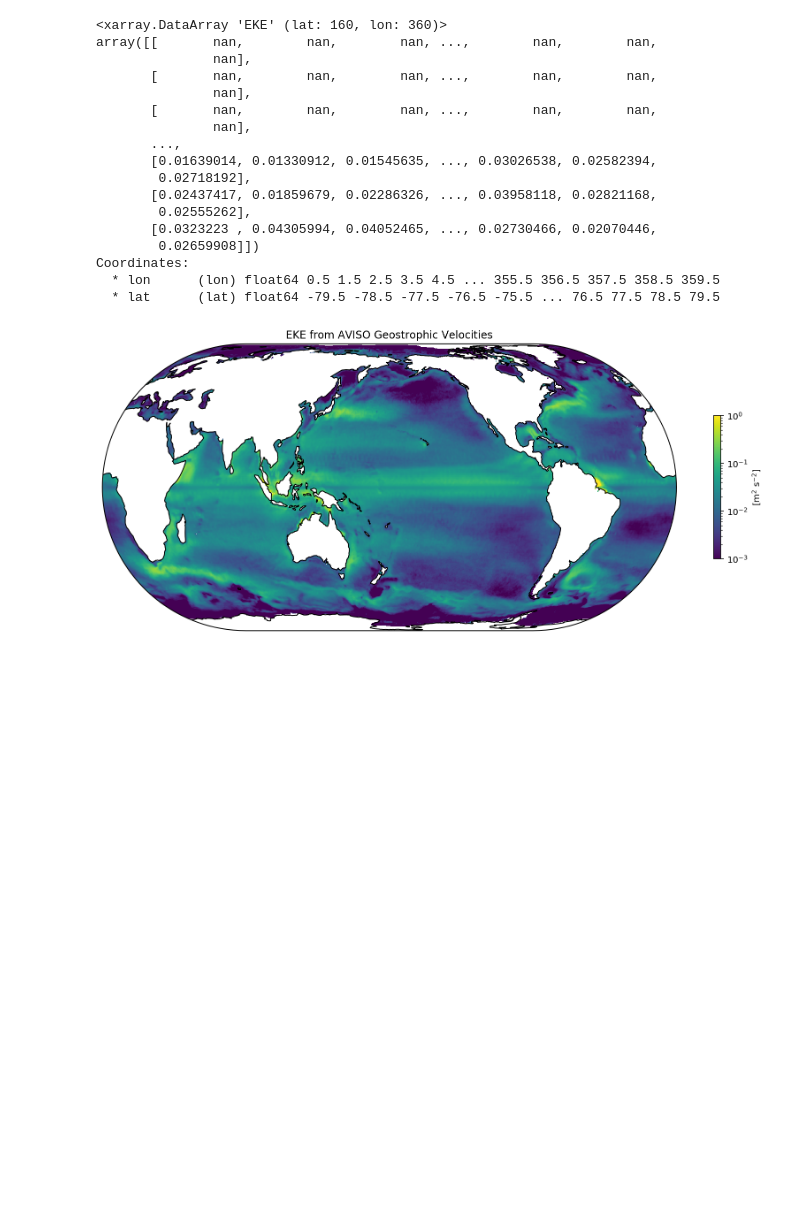
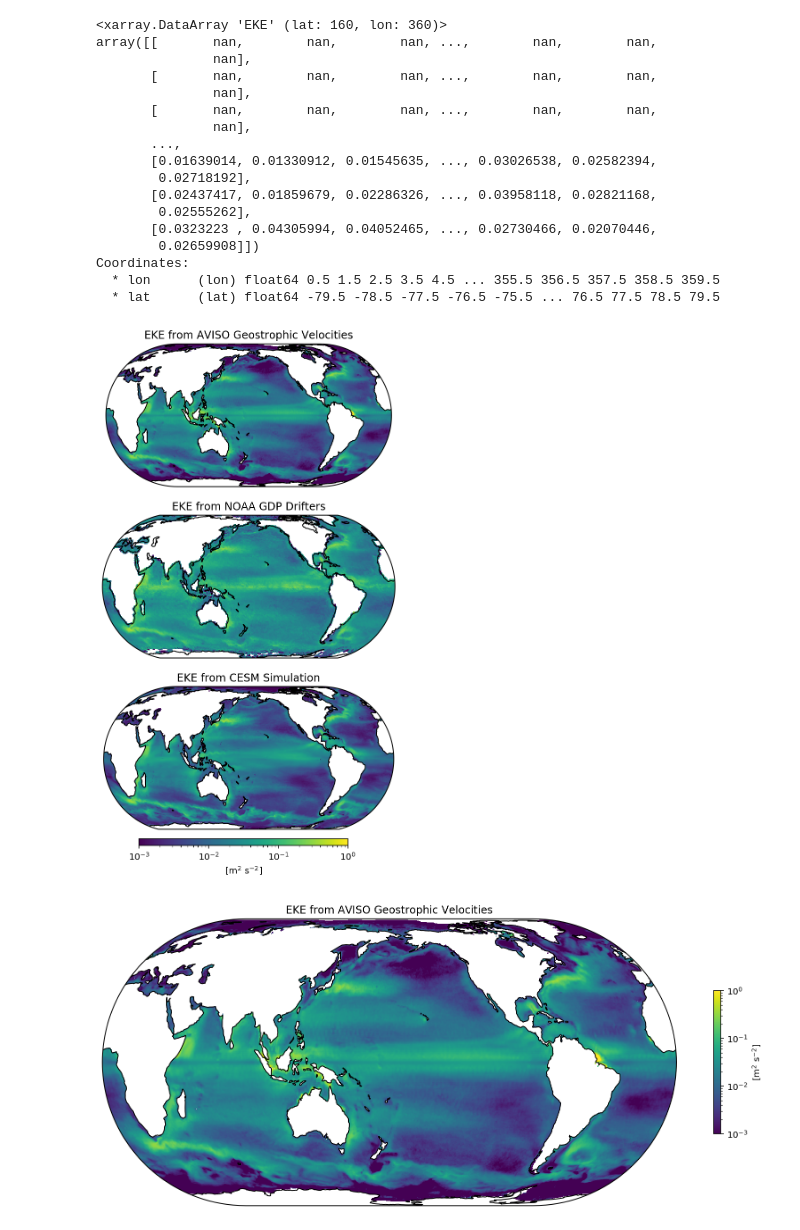
Before and after one commit to rabernat/eke_comparison_figure, a Jupyter notebook: plot_EKE.ipynb, the cells around one changed output. Cells and saved outputs as stored; diff of their text form; code cells hidden in the pictures; blank space fills up the shorter version.

```diff
--- a/plot_EKE.ipynb
+++ b/plot_EKE.ipynb
@@ -63,6 +63,41 @@ Coordinates:
 # %%
 proj = ccrs.EckertIV(central_longitude=180)
 norm = LogNorm(vmin=0.001, vmax=1)
+# %%
+fig, axes = plt.subplots(figsize=(6.5, 10), nrows=3,
+                       subplot_kw=dict(projection=proj))
+
+### AVISO
+ax = axes[0]
+ax.coastlines()
+pc = eke_aviso.plot(ax=ax, transform=ccrs.PlateCarree(), norm=norm,
+                    add_colorbar=False, rasterized=True)
+ax.set_title('EKE from AVISO Geostrophic Velocities')
+
+### GDP
+ax = axes[1]
+ax.coastlines()
+pc = eke_gdp.plot(ax=ax, transform=ccrs.PlateCarree(), norm=norm,
+                  add_colorbar=False, rasterized=True)
+pc.set_edgecolor('face')
+ax.set_title('EKE from NOAA GDP Drifters')
+
+### CESM
+ax = axes[2]
+ax.coastlines()
+pc = ax.pcolormesh(lon_pop_fixed, lat_pop, eke_cesm.where(mask_pop),
+                   transform=ccrs.PlateCarree(), norm=norm,
+                   rasterized=True)
+ax.set_title('EKE from CESM Simulation')
+
+cax = fig.add_axes([0.25, 0.1, 0.5, 0.01])
+plt.colorbar(pc, cax=cax,  orientation='horizontal',
+             label=r'[m$^2$ s$^{-2}$]')
+
+#plt.tight_layout()
+plt.savefig('figures/EKE_comparison.pdf')
+# %% [output]
+[figure, added]
 # %%
 plt.figure(figsize=(12, 5))
 ax = plt.axes(projection=proj)
```
Also changed, not shown: parts of 1 cell of this notebook.
